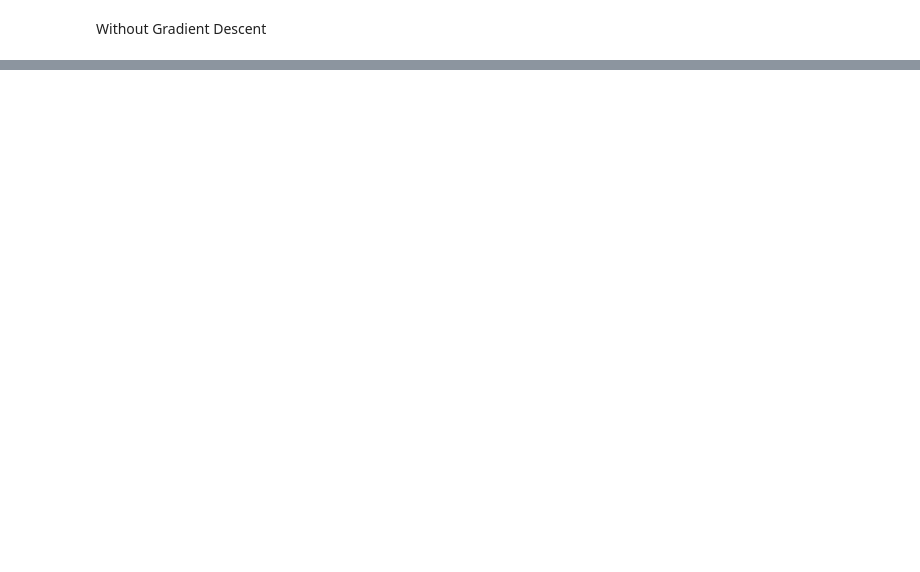
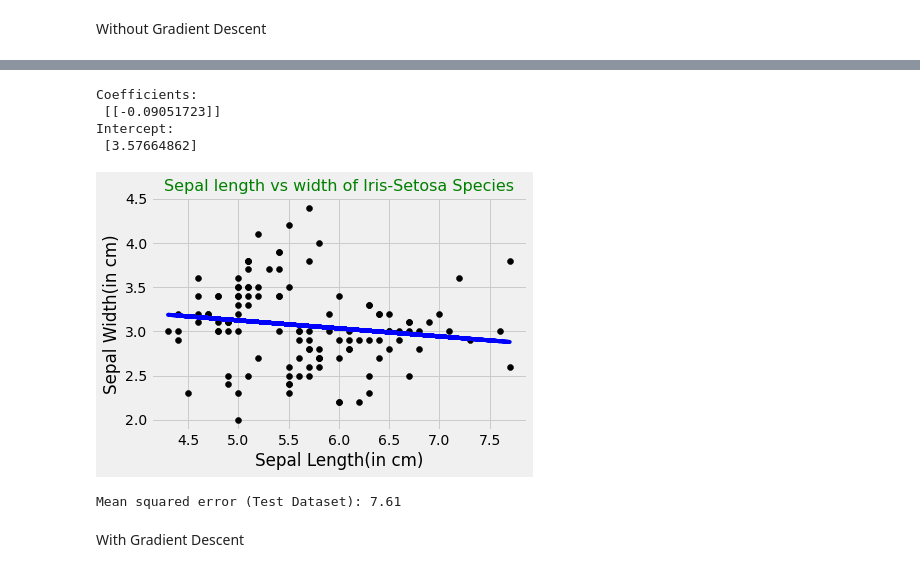
Before and after one commit to Rishiraj-singh7/Regression-slr, a Jupyter notebook: gradient descent.ipynb, the cells around one changed output, grey strips where cells are left out. Drawn from its saved outputs; the diff is of its cells as text; code cells hidden in the pictures; blank space fills up the shorter version.

Commit message:
gradient descent algo

```diff
--- a/gradient descent.ipynb
+++ b/gradient descent.ipynb
@@ -46,0 +80,30 @@ Without Gradient Descent
+# %%
+# The coefficients
+print('Coefficients: \n', regr.coef_)
+# Intercept
+print('Intercept: \n', regr.intercept_)
+# %% [output]
+Coefficients:
+ [[-0.09051723]]
+Intercept:
+ [3.57664862]
+# %%
+#Plotting Regression Line Against True Labels
+plt.scatter(X, Y,  color='black')
+plt.plot(X, regr.coef_[0][0]*X + regr.intercept_[0], '-b')
+plt.xlabel('Sepal Length(in cm)')
+plt.ylabel('Sepal Width(in cm)')
+plt.title('Sepal length vs width of Iris-Setosa Species',color='green',fontsize=16)
+plt.show()
+# %% [output]
+[figure, added]
+# %%
+#Evaluate Model
+
+# The mean squared error
+
+print("Mean squared error (Test Dataset): %.2f" %mean_squared_error(Y,X))
+# %% [output]
+Mean squared error (Test Dataset): 7.61
+# %% [markdown]
+With Gradient Descent
```
Also changed, not shown: parts of 30 cells of this notebook.
